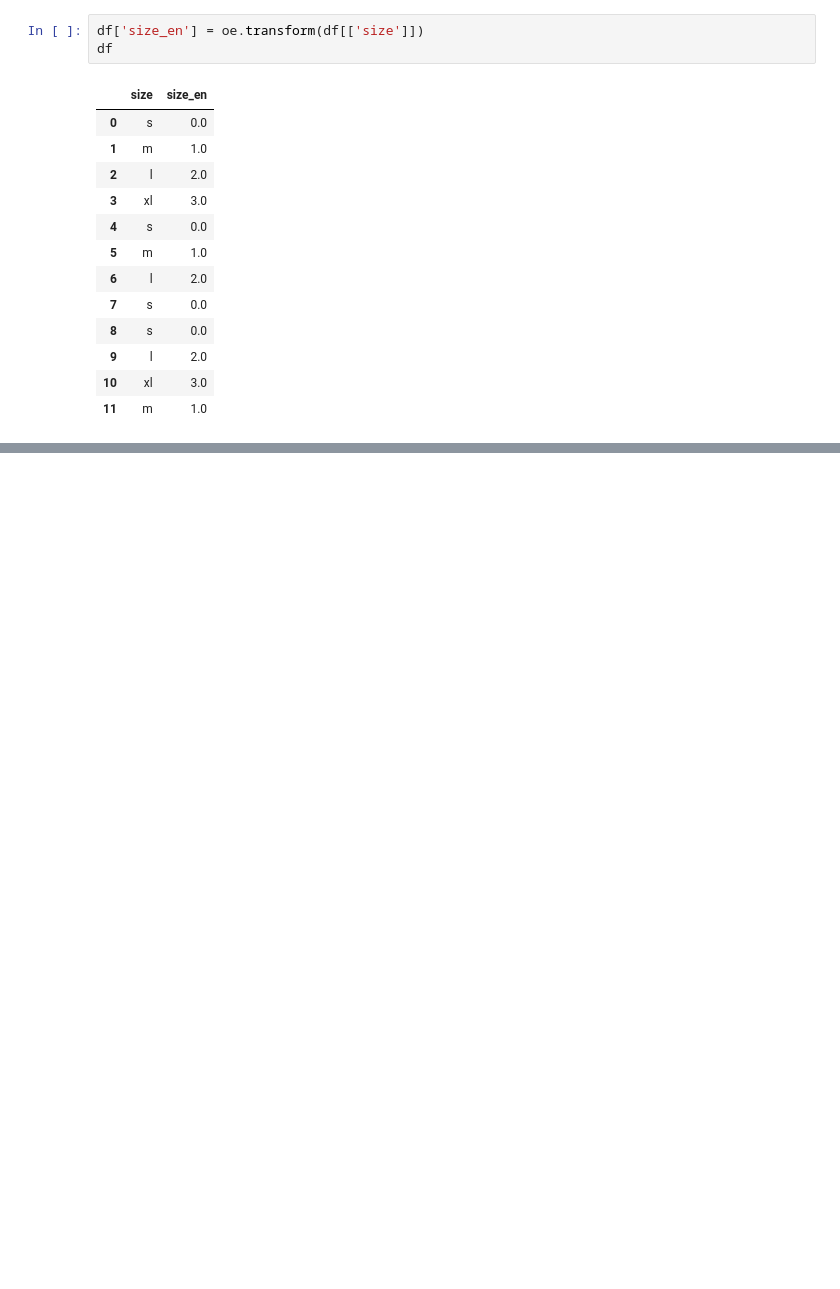
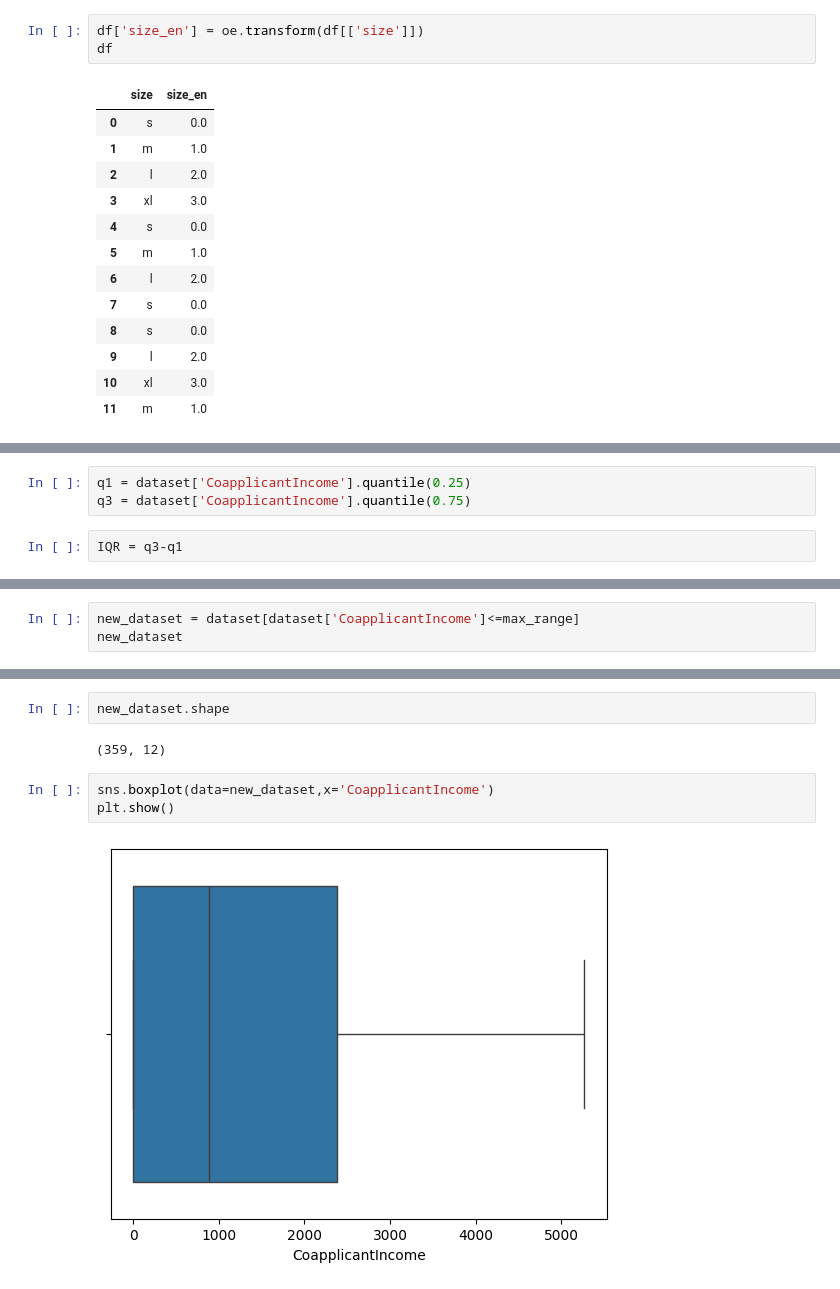
Before and after one commit to Hridayansh018/ML_Basics, a Jupyter notebook: file1.ipynb, the cells around one changed output, grey strips where cells are left out. Saved outputs shown, nothing was run; the diff lists cells and outputs as text; blank space fills up the shorter version.

```diff
--- a/file1.ipynb
+++ b/file1.ipynb
@@ -370,0 +450,5 @@ df
+# %%
+q1 = dataset['CoapplicantIncome'].quantile(0.25)
+q3 = dataset['CoapplicantIncome'].quantile(0.75)
+# %%
+IQR = q3-q1
@@ -370,0 +465,3 @@ df
+# %%
+new_dataset = dataset[dataset['CoapplicantIncome']<=max_range]
+new_dataset
@@ -370,0 +482,9 @@ df
+# %%
+new_dataset.shape
+# %% [output]
+(359, 12)
+# %%
+sns.boxplot(data=new_dataset,x='CoapplicantIncome')
+plt.show()
+# %% [output]
+[figure, added]
```
Also changed, not shown: parts of 18 cells of this notebook.
